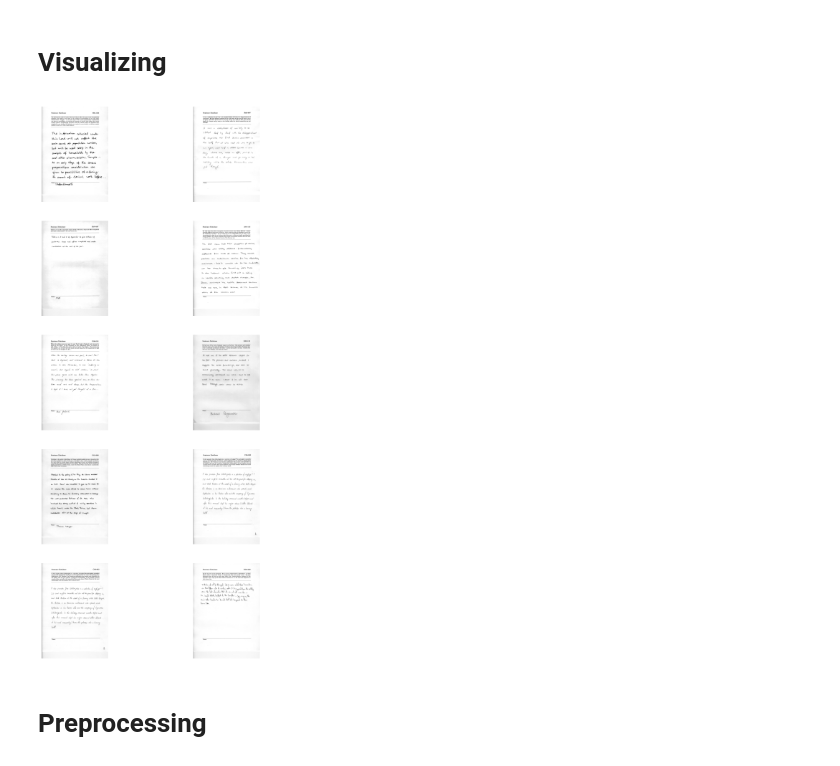
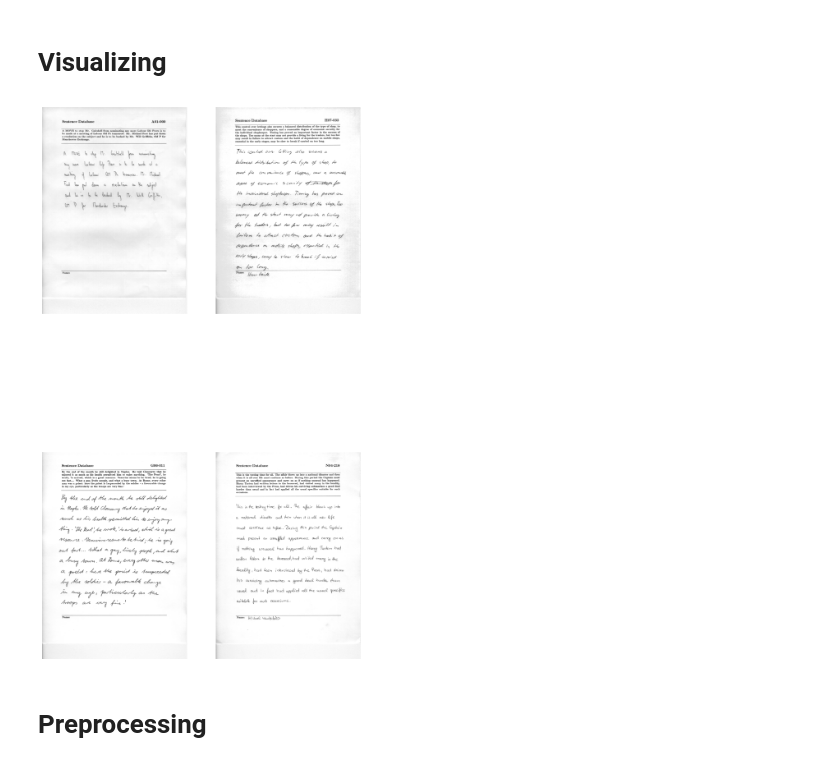
Before and after one commit to sfc-gh-zblackwood/OCRPyMan, a Jupyter notebook: notebooks/text_detection/new_text_detection.ipynb, the cells around one changed output. Saved outputs shown, nothing was run; the diff lists cells and outputs as text; code cells hidden in the pictures.

```diff
--- a/notebooks/text_detection/new_text_detection.ipynb
+++ b/notebooks/text_detection/new_text_detection.ipynb
@@ -42,18 +42,26 @@ Max x: 2458
 Max y: 2773
 # %% [markdown]
 # Visualizing
+# %%
+@tf.function
+def load_image(filepath, resize=None):
+    im = tf.io.read_file(filepath)
+    im = tf.image.decode_png(im, channels=0)
+    if resize:
+        return tf.image.resize(im, resize)
+    return im
 # %%
 fig = plt.figure(figsize=(10,20))
-nb_rows = 5
+nb_rows = 2
 nb_cols = 2
 img_paths = random.sample(list(df.form_img_path_y), nb_rows * nb_cols)
 for i in range(nb_rows * nb_cols):
     fig.add_subplot(nb_rows, nb_cols, i + 1)
-    plt.imshow(plt.imread('../' + img_paths[i]), cmap='gray')
+    plt.imshow(load_image('../' + img_paths[i]), cmap='gray')
     plt.axis('off')
 plt.show()
 # %% [output]
-[figure, old version]
+[figure, new version]
 # %% [markdown]
 # Preprocessing
 # %%
```
Also changed, not shown: parts of 31 cells of this notebook, 12 other files.
